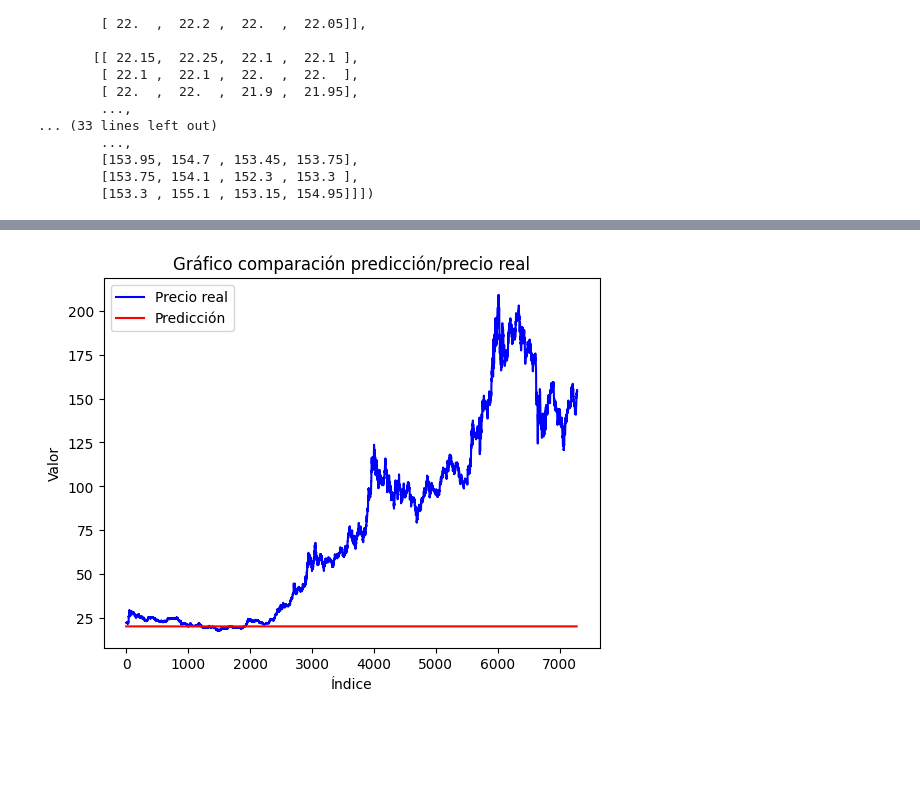
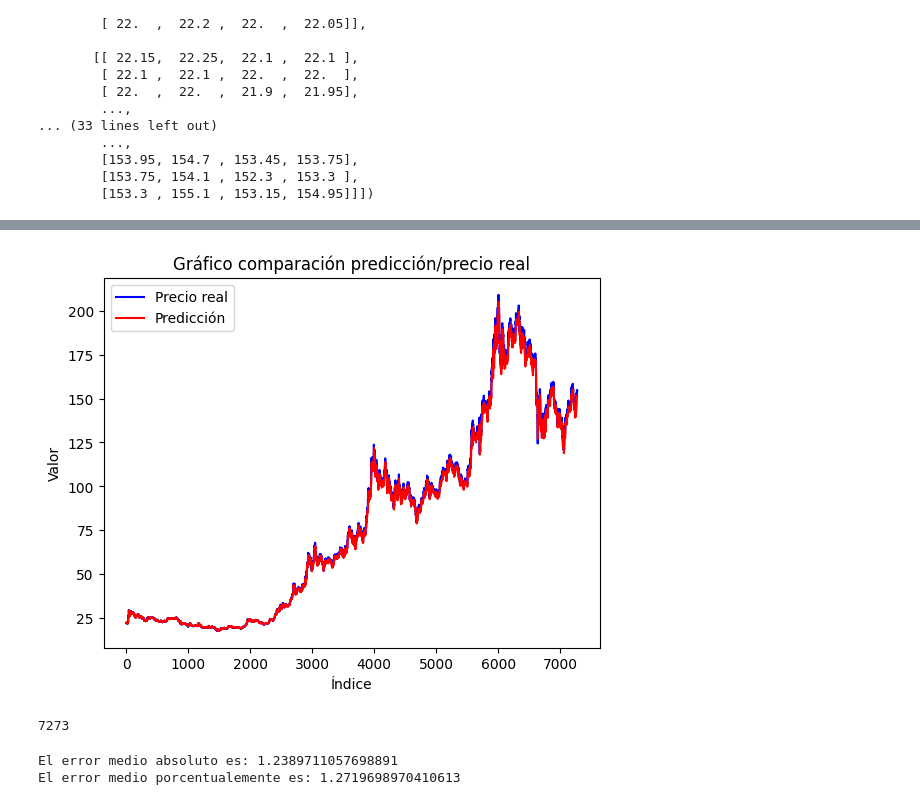
Before and after one commit to Raul-Gonzalez-M/TFG, a Jupyter notebook: codigo/RandomForestSolanaH.ipynb, the cells around one changed output, grey strips where cells are left out. Drawn from its saved outputs; the diff is of its cells as text; code cells hidden in the pictures; blank space fills up the shorter version.

```diff
--- a/codigo/RandomForestSolanaH.ipynb
+++ b/codigo/RandomForestSolanaH.ipynb
@@ -420,4 +419,22 @@ model.compile(optimizer='SGD', loss='mse')
+# %%
+X_trainR = []
+for i in X_train:
+    aux = []
+    for r in range(0, 7):
+        for elem in i[r]:
+            aux.append(elem)
+    X_trainR.append(aux)
+X_trainR = np.array(X_trainR)
+# %%
+X_valiR = []
+for i in X_vali:
+    aux = []
+    for r in range(0, 7):
+        for elem in i[r]:
+            aux.append(elem)
+    X_valiR.append(aux)
+X_valiR = np.array(X_valiR)
 # %%
-history = model.fit(X_train, y_train, epochs=20, batch_size=32, validation_data=(X_vali, y_vali), shuffle=False)
+history = model.fit(X_trainR, y_train, epochs=20, batch_size=32, validation_data=(X_valiR, y_vali), shuffle=False)
 # %% [output]
 Epoch 1/20
@@ -440,4 +457,4 @@ Epoch 20/20
 # %%
-y_pred = model.predict(X_vali)
+y_pred = model.predict(X_valiR)
 y_pred
 # %% [output]
@@ -452,14 +469,18 @@ array([[20.139372],
 # %%
 Valirpr = []
-for i in range(0,df_vali.shape[0]):
+for i in range(7,df_vali.shape[0]):
     Valirpr.append(df_vali.iloc[i].close)
 plt.plot(Valirpr, color='blue', label='Precio real')  # Línea azul
 plt.plot(y_pred, color='red', label='Predicción')   # Línea roja
 plt.title('Gráfico comparación predicción/precio real')
 plt.xlabel('Índice')
 plt.ylabel('Valor')
 plt.legend()
 
 plt.show()
 # %% [output]
-[figure, old version]
+[figure, new version]
+# %%
+print(len(y_pred))
+# %% [output]
+7273
@@ -465,0 +492,13 @@ plt.show()
+# %%
+suma = 0
+n = len(Valirpr)
+mae = np.mean(np.abs(Valirpr - y_pred_aux))
+print("El error medio absoluto es: " + str(mae))
+for i in range(0,n):
+    suma = abs(y_pred_aux[i] - Valirpr[i])/Valirpr[i] +  suma
+error_medio = suma/n
+emp = error_medio*100 # error medio en porcentaje
+print("El error medio porcentualemente es: " + str(emp))
+# %% [output]
+El error medio absoluto es: 1.2389711057698891
+El error medio porcentualemente es: 1.2719698970410613
```
Also changed, not shown: parts of 4 cells of this notebook.
